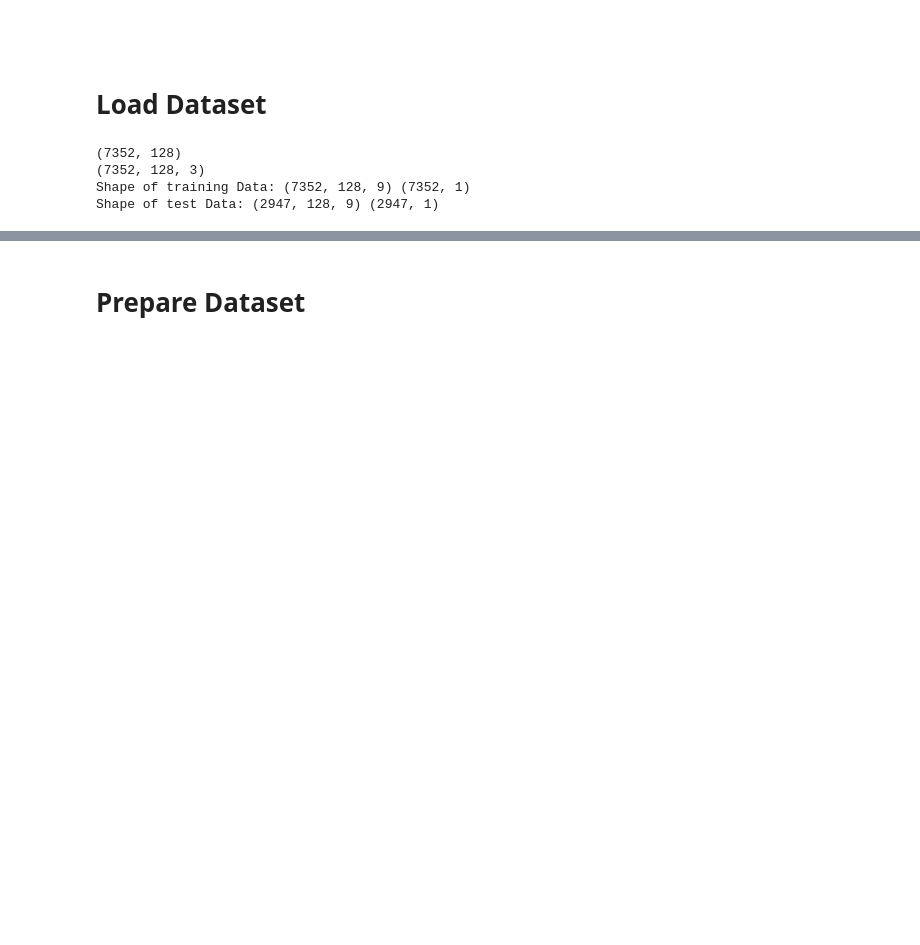
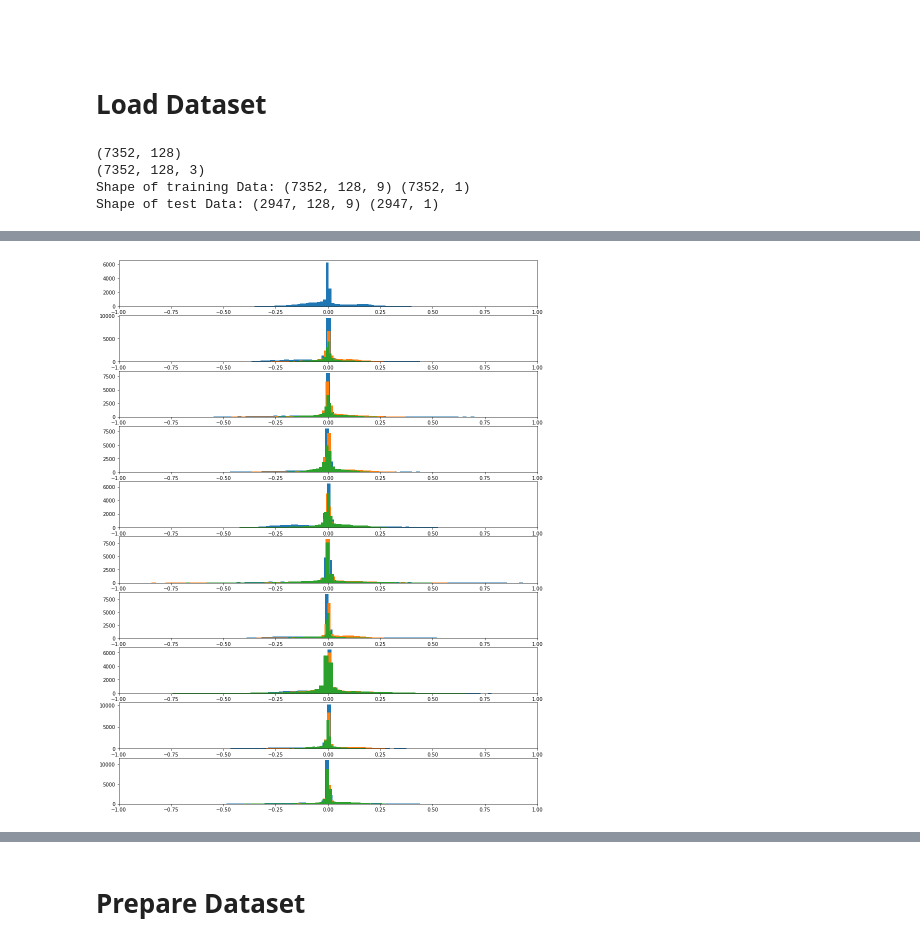
Before and after one commit to Entspannter/CrispCerebella, a Jupyter notebook: DN-CrispCerebella.ipynb, the cells around one changed output, grey strips where cells are left out. Drawn from its saved outputs; the diff is of its cells as text; code cells hidden in the pictures; blank space fills up the shorter version.

```diff
--- a/DN-CrispCerebella.ipynb
+++ b/DN-CrispCerebella.ipynb
@@ -87,0 +195,29 @@ DescribeResult(nobs=2947, minmax=(array([[-0.2454728, -1.112589 , -1.0158   , ..
+# %%
+
+# plot histograms for multiple subjects
+def plot_subject_histograms(X, y, sub_map, n=10):
+	pyplot.figure(figsize=(15,20))
+	# get unique subjects
+	subject_ids = unique(sub_map[:,0])
+	# enumerate subjects
+	xaxis = None
+	for k in range(n):
+		sub_id = subject_ids[k]
+		# get data for one subject
+		subX, _ = data_for_subject(X, y, sub_map, sub_id)
+		# body acc
+		for i in range(3):
+			ax = pyplot.subplot(n, 1, k+1, sharex=xaxis)
+			ax.set_xlim(-1,1)
+			if k == 0:
+				xaxis = ax
+			pyplot.hist(to_series(subX[:,:,3+i]), bins=100)
+	pyplot.show()
+
+# load training dataset
+X,y = datasetloader('train','/work/CrispCerebella/Dataset/UCI HAR Dataset/')
+
+# plot histograms for subjects
+plot_subject_histograms(X, y, sub_map)
+# %% [output]
+[figure, added]
```
Also changed, not shown: parts of 14 cells of this notebook, 2 other files.
